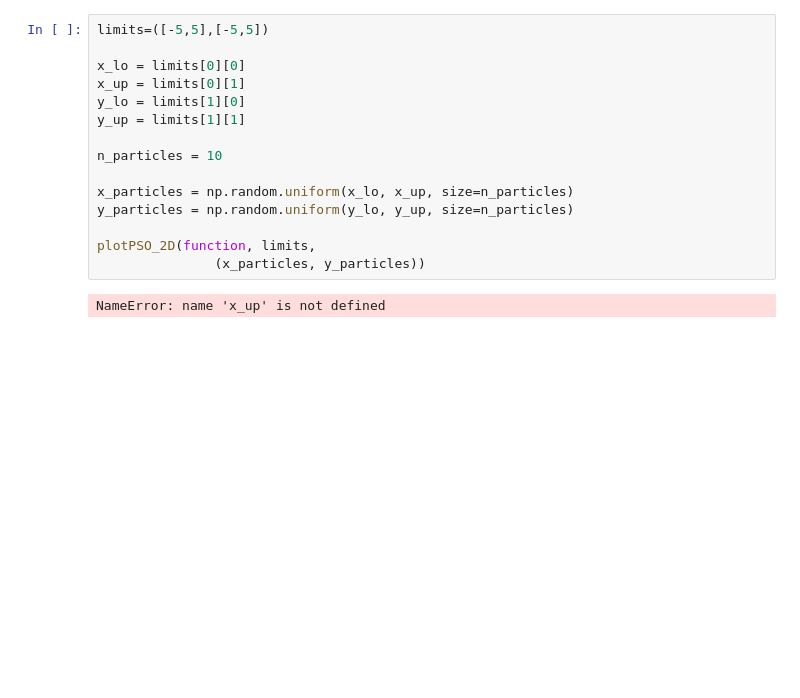
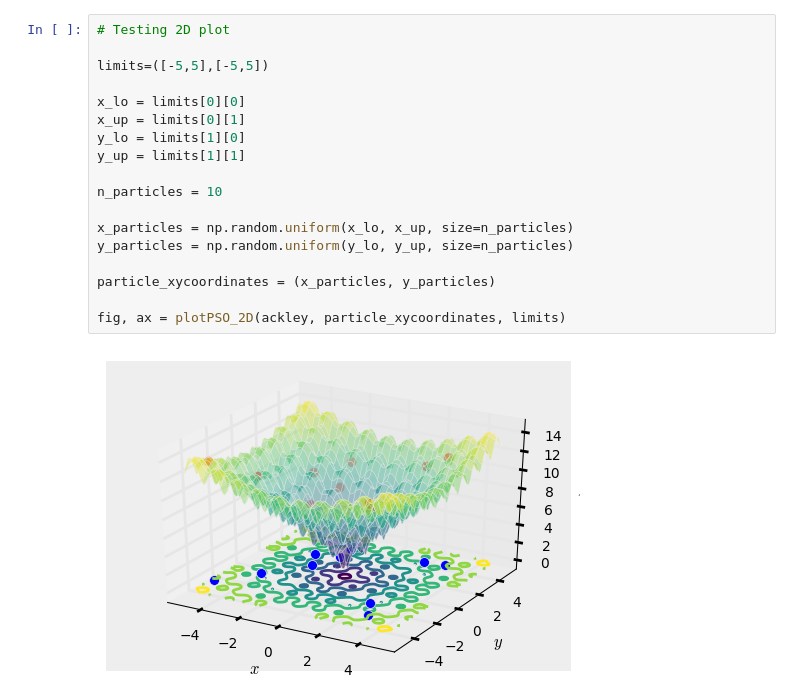
Before and after one commit to CAChemE/stochastic-optimization, a Jupyter notebook: PSO/2D/test_plot.ipynb, the cells around one changed output. Saved outputs shown, nothing was run; the diff lists cells and outputs as text; blank space fills up the shorter version.

Commit message:
updated plot function for PSO

```diff
--- a/PSO/2D/test_plot.ipynb
+++ b/PSO/2D/test_plot.ipynb
@@ -7,17 +5,20 @@ SyntaxError: invalid syntax (plotPSO.py, line 8)
 # %%
+# Testing 2D plot
+
 limits=([-5,5],[-5,5])
 
 x_lo = limits[0][0]
 x_up = limits[0][1]
 y_lo = limits[1][0]
 y_up = limits[1][1]
 
 n_particles = 10
 
 x_particles = np.random.uniform(x_lo, x_up, size=n_particles)
 y_particles = np.random.uniform(y_lo, y_up, size=n_particles)
 
-plotPSO_2D(function, limits,
-               (x_particles, y_particles))
+particle_xycoordinates = (x_particles, y_particles)
+
+fig, ax = plotPSO_2D(ackley, particle_xycoordinates, limits)
 # %% [output]
-NameError: name 'x_up' is not defined
+[figure, added]
```
Also changed, not shown: parts of 2 cells of this notebook, 2 other files.
